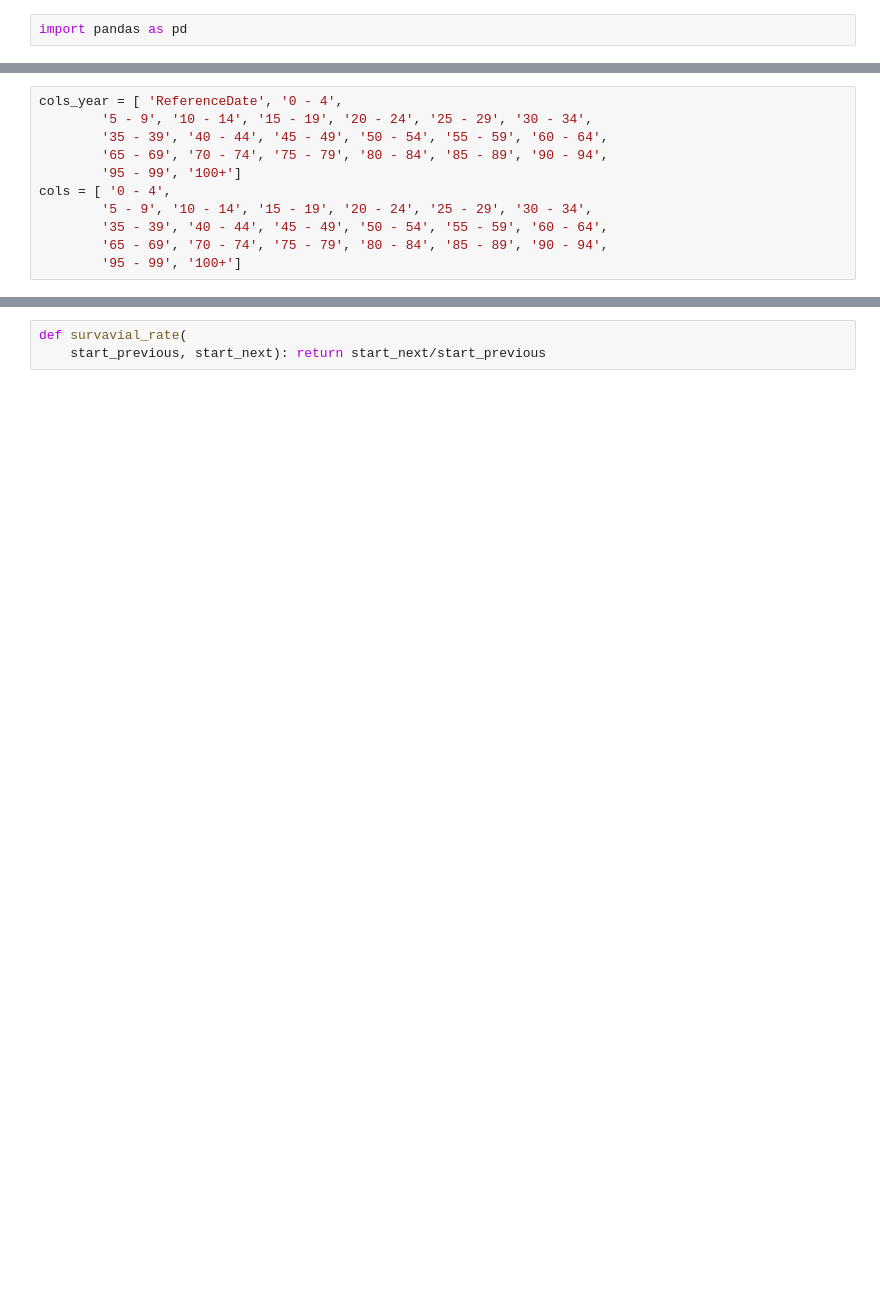
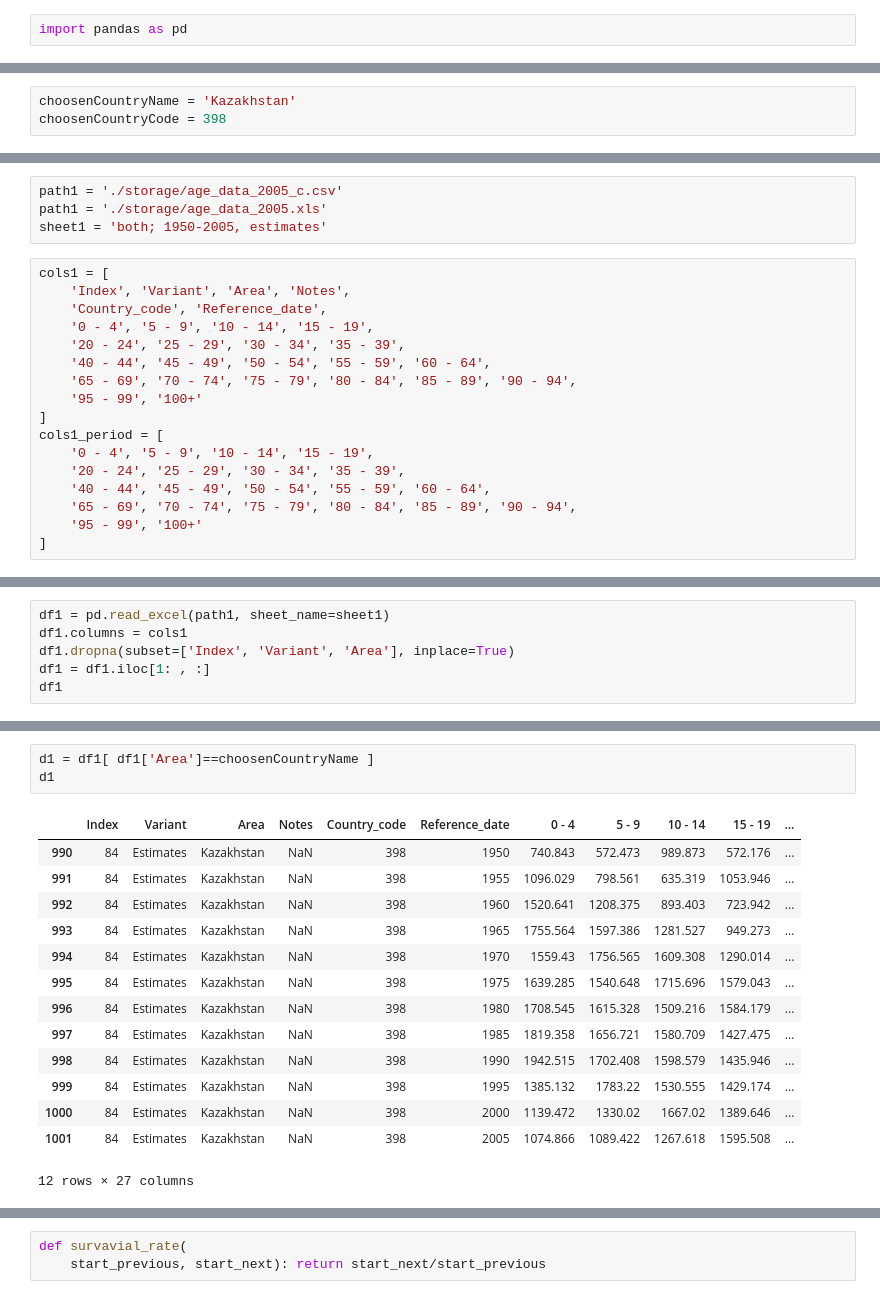
Before and after one commit to bogya345/DiscModel_labs, a Jupyter notebook: lab1.ipynb, the cells around one changed output, grey strips where cells are left out. Saved outputs shown, nothing was run; the diff lists cells and outputs as text; blank space fills up the shorter version.

```diff
--- a/lab1.ipynb
+++ b/lab1.ipynb
@@ -24,0 +3,3 @@ Index(['Variant', 'Area', 'Notes', 'CountryCode', 'ReferenceDate', '0 - 4',
+# %%
+choosenCountryName = 'Kazakhstan'
+choosenCountryCode = 398
@@ -25,11 +8,21 @@ Index(['Variant', 'Area', 'Notes', 'CountryCode', 'ReferenceDate', '0 - 4',
+# %%
+path1 = './storage/age_data_2005_c.csv'
+path1 = './storage/age_data_2005.xls'
+sheet1 = 'both; 1950-2005, estimates'
 # %%
-cols_year = [ 'ReferenceDate', '0 - 4',
-        '5 - 9', '10 - 14', '15 - 19', '20 - 24', '25 - 29', '30 - 34',
-        '35 - 39', '40 - 44', '45 - 49', '50 - 54', '55 - 59', '60 - 64',
-        '65 - 69', '70 - 74', '75 - 79', '80 - 84', '85 - 89', '90 - 94',
-        '95 - 99', '100+']
-cols = [ '0 - 4',
-        '5 - 9', '10 - 14', '15 - 19', '20 - 24', '25 - 29', '30 - 34',
-        '35 - 39', '40 - 44', '45 - 49', '50 - 54', '55 - 59', '60 - 64',
-        '65 - 69', '70 - 74', '75 - 79', '80 - 84', '85 - 89', '90 - 94',
-        '95 - 99', '100+']
+cols1 = [
+    'Index', 'Variant', 'Area', 'Notes',
+    'Country_code', 'Reference_date',
+    '0 - 4', '5 - 9', '10 - 14', '15 - 19',
+    '20 - 24', '25 - 29', '30 - 34', '35 - 39',
+    '40 - 44', '45 - 49', '50 - 54', '55 - 59', '60 - 64',
+    '65 - 69', '70 - 74', '75 - 79', '80 - 84', '85 - 89', '90 - 94',
+    '95 - 99', '100+'
+]
+cols1_period = [
+    '0 - 4', '5 - 9', '10 - 14', '15 - 19',
+    '20 - 24', '25 - 29', '30 - 34', '35 - 39',
+    '40 - 44', '45 - 49', '50 - 54', '55 - 59', '60 - 64',
+    '65 - 69', '70 - 74', '75 - 79', '80 - 84', '85 - 89', '90 - 94',
+    '95 - 99', '100+'
+]
@@ -51,0 +29,6 @@ d_kaz
+# %%
+df1 = pd.read_excel(path1, sheet_name=sheet1)
+df1.columns = cols1
+df1.dropna(subset=['Index', 'Variant', 'Area'], inplace=True)
+df1 = df1.iloc[1: , :]
+df1
@@ -51,0 +49,18 @@ d_kaz
+# %%
+d1 = df1[ df1['Area']==choosenCountryName ]
+d1
+# %% [output]
+|  | Index | Variant | Area | Notes | Country_code | Reference_date | 0 - 4 | 5 - 9 | 10 - 14 | 15 - 19 | ... |
+| 990 | 84 | Estimates | Kazakhstan | NaN | 398 | 1950 | 740.843 | 572.473 | 989.873 | 572.176 | ... |
+| 991 | 84 | Estimates | Kazakhstan | NaN | 398 | 1955 | 1096.029 | 798.561 | 635.319 | 1053.946 | ... |
+| 992 | 84 | Estimates | Kazakhstan | NaN | 398 | 1960 | 1520.641 | 1208.375 | 893.403 | 723.942 | ... |
+| 993 | 84 | Estimates | Kazakhstan | NaN | 398 | 1965 | 1755.564 | 1597.386 | 1281.527 | 949.273 | ... |
+| 994 | 84 | Estimates | Kazakhstan | NaN | 398 | 1970 | 1559.43 | 1756.565 | 1609.308 | 1290.014 | ... |
+| 995 | 84 | Estimates | Kazakhstan | NaN | 398 | 1975 | 1639.285 | 1540.648 | 1715.696 | 1579.043 | ... |
+| 996 | 84 | Estimates | Kazakhstan | NaN | 398 | 1980 | 1708.545 | 1615.328 | 1509.216 | 1584.179 | ... |
+| 997 | 84 | Estimates | Kazakhstan | NaN | 398 | 1985 | 1819.358 | 1656.721 | 1580.709 | 1427.475 | ... |
+| 998 | 84 | Estimates | Kazakhstan | NaN | 398 | 1990 | 1942.515 | 1702.408 | 1598.579 | 1435.946 | ... |
+| 999 | 84 | Estimates | Kazakhstan | NaN | 398 | 1995 | 1385.132 | 1783.22 | 1530.555 | 1429.174 | ... |
+| 1000 | 84 | Estimates | Kazakhstan | NaN | 398 | 2000 | 1139.472 | 1330.02 | 1667.02 | 1389.646 | ... |
+| 1001 | 84 | Estimates | Kazakhstan | NaN | 398 | 2005 | 1074.866 | 1089.422 | 1267.618 | 1595.508 | ... |
+12 rows × 27 columns
```
Also changed, not shown: parts of 30 cells of this notebook.
